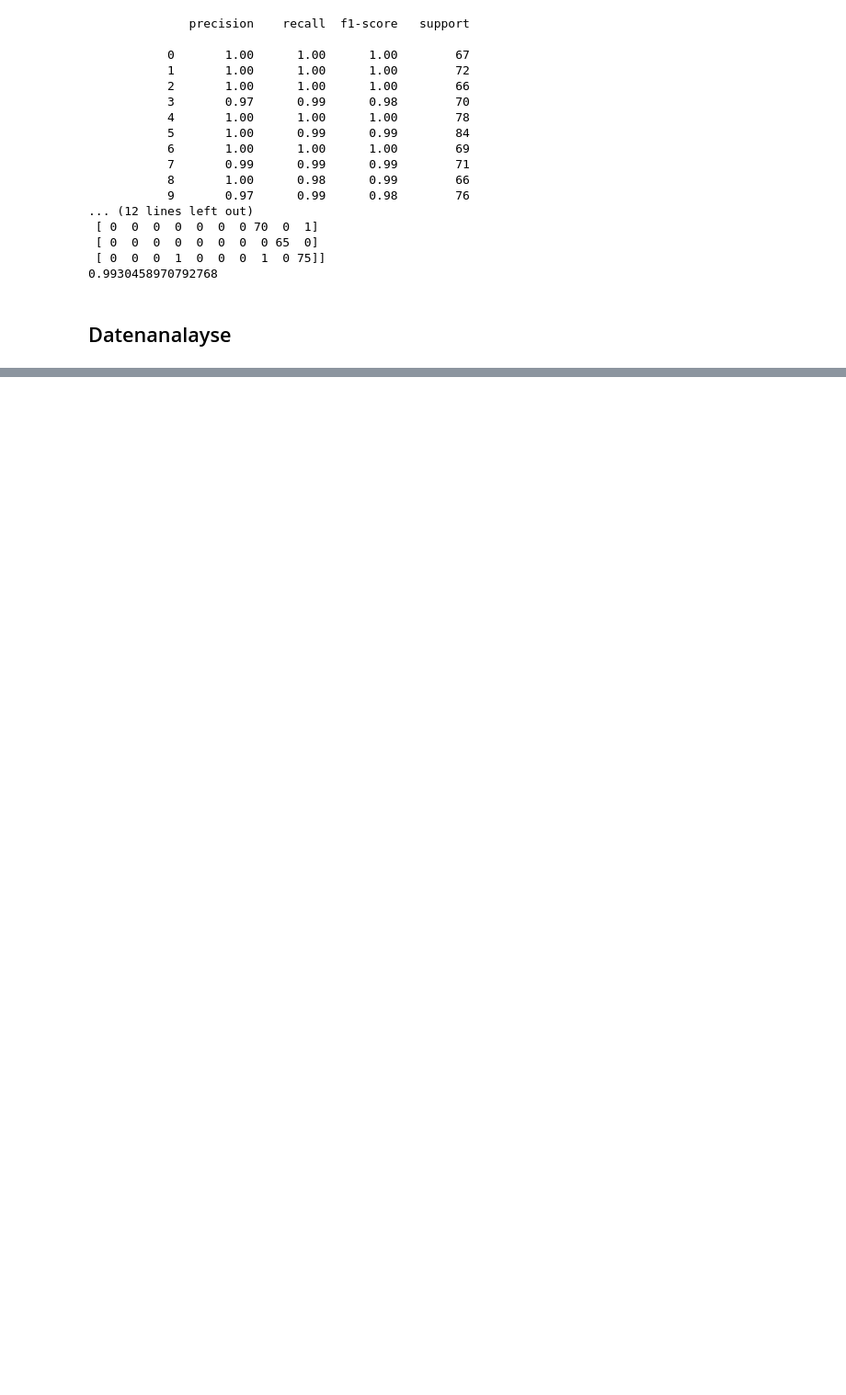
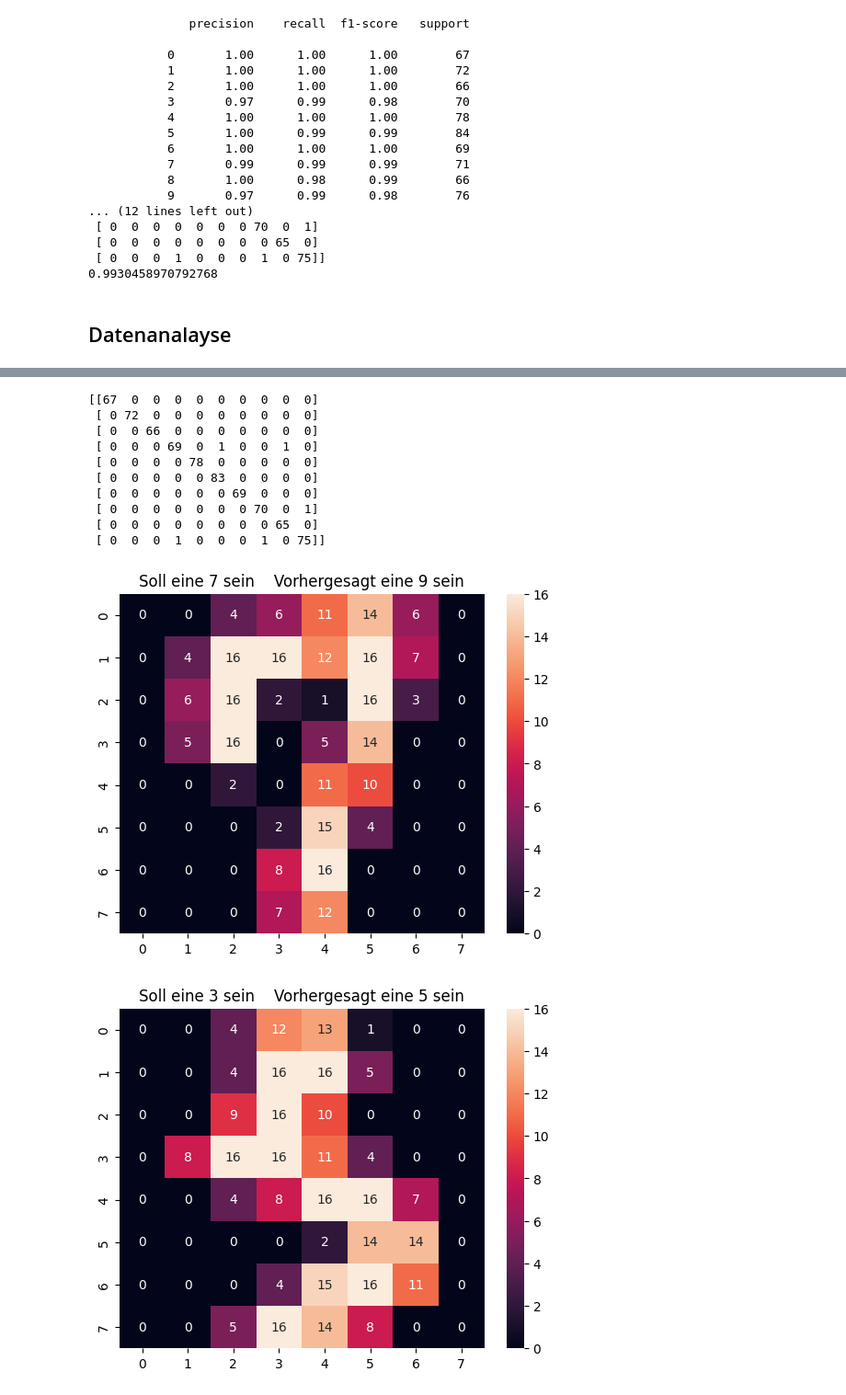
Before and after one commit to Nichibotsu/Task-0, a Jupyter notebook: Prototyping.ipynb, the cells around one changed output, grey strips where cells are left out. Shown: that part at 92% size. Saved outputs shown, nothing was run; the diff lists cells and outputs as text; code cells hidden in the pictures; blank space fills up the shorter version.

```diff
--- a/Prototyping.ipynb
+++ b/Prototyping.ipynb
@@ -340,0 +352,3 @@ plt.show()
+# %%
+grid.fit(X_train,y_train)
+y_predict=grid.predict(X_test)
@@ -340,0 +373,29 @@ plt.show()
+# %%
+
+print(confusion_matrix(y_test_klein,y_predict))
+ZifferHeatmapFormat=lambda x: [x[c:c+breite]for c in range(0,len(x),breite)]
+fehler=[[X_test[c],y_test[c],y_predict[c]] for c in range(len(X_test)) if y_test[c] != y_predict[c]]
+
+for c in range(len(fehler)):
+    fehler[c][0]=ZifferHeatmapFormat(fehler[c][0])
+    sns.heatmap(fehler[c][0],annot=True)
+    plt.title(f"Soll eine {fehler[c][1]} sein    Vorhergesagt eine {fehler[c][2]} sein")
+    plt.show()
+
+sns.heatmap(ZifferMittelWert(9),annot=True)
+plt.show()
+sns.heatmap(ZifferMittelWert(3),annot=True)
+plt.show()
+# %% [output]
+[[67  0  0  0  0  0  0  0  0  0]
+ [ 0 72  0  0  0  0  0  0  0  0]
+ [ 0  0 66  0  0  0  0  0  0  0]
+ [ 0  0  0 69  0  1  0  0  1  0]
+ [ 0  0  0  0 78  0  0  0  0  0]
+ [ 0  0  0  0  0 83  0  0  0  0]
+ [ 0  0  0  0  0  0 69  0  0  0]
+ [ 0  0  0  0  0  0  0 70  0  1]
+ [ 0  0  0  0  0  0  0  0 65  0]
+ [ 0  0  0  1  0  0  0  1  0 75]]
+[figure, added]
+[figure, added]
```
Also changed, not shown: parts of 14 cells of this notebook.
